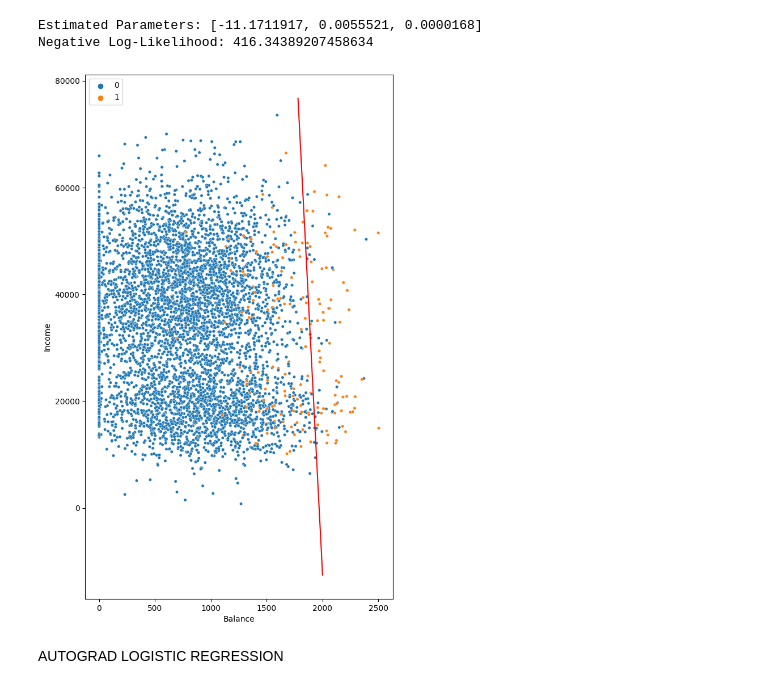
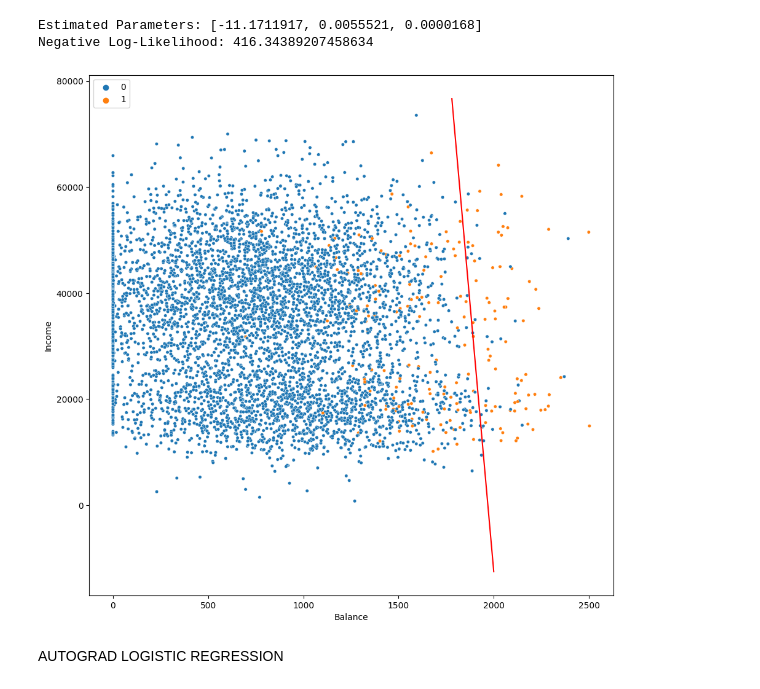
Before and after one commit to stuart-lane/Chapter1, a Jupyter notebook: DefaultDataLogit.ipynb, the cells around one changed output. Cells and saved outputs as stored; diff of their text form; code cells hidden in the pictures.

```diff
--- a/DefaultDataLogit.ipynb
+++ b/DefaultDataLogit.ipynb
@@ -145,28 +145,28 @@ bhat_logistic = [float(bk) for bk in estimated_beta]
 # %%
 # Bayes decision boundary (BDB)
 slope = -bhat_logistic[1]/bhat_logistic[2]
 intercept = -bhat_logistic[0]/bhat_logistic[2]
 x_grid = np.linspace(1780, 2000, 5000)
 yhat_logistic = logistic(x_train, result.x)
 bdb = [slope * xi + intercept for xi in x_grid]
 bdb_logistic = np.array(bdb)
 df2 = {'balance': x_train[:,1], 'income': x_train[:,2], 'default': y_train, 'est_probs_logit': yhat_logistic, 'bdb': bdb_array}
 df2 = pd.DataFrame(df2)
 df2 = pd.concat([df2, pd.DataFrame({'x_grid': x_grid})], axis = 1)
 
-plt.figure(figsize = (7, 12))
+plt.figure(figsize = (11, 11))
 sns.scatterplot(data = df2, x = 'balance', y = 'income', s = 15, hue = 'default')
 sns.lineplot(data = df2, x = 'x_grid', y = 'bdb', color = 'red')
 
 # Add labels and legend
 plt.xlabel('Balance')
 plt.ylabel('Income')
 plt.legend(loc='upper left')
 
 # Show the plot
 plt.show()
 # %% [output]
-[figure, old version]
+[figure, new version]
 # %% [markdown]
 AUTOGRAD LOGISTIC REGRESSION
 # %%
```
Also changed, not shown: parts of 1 cell of this notebook.
